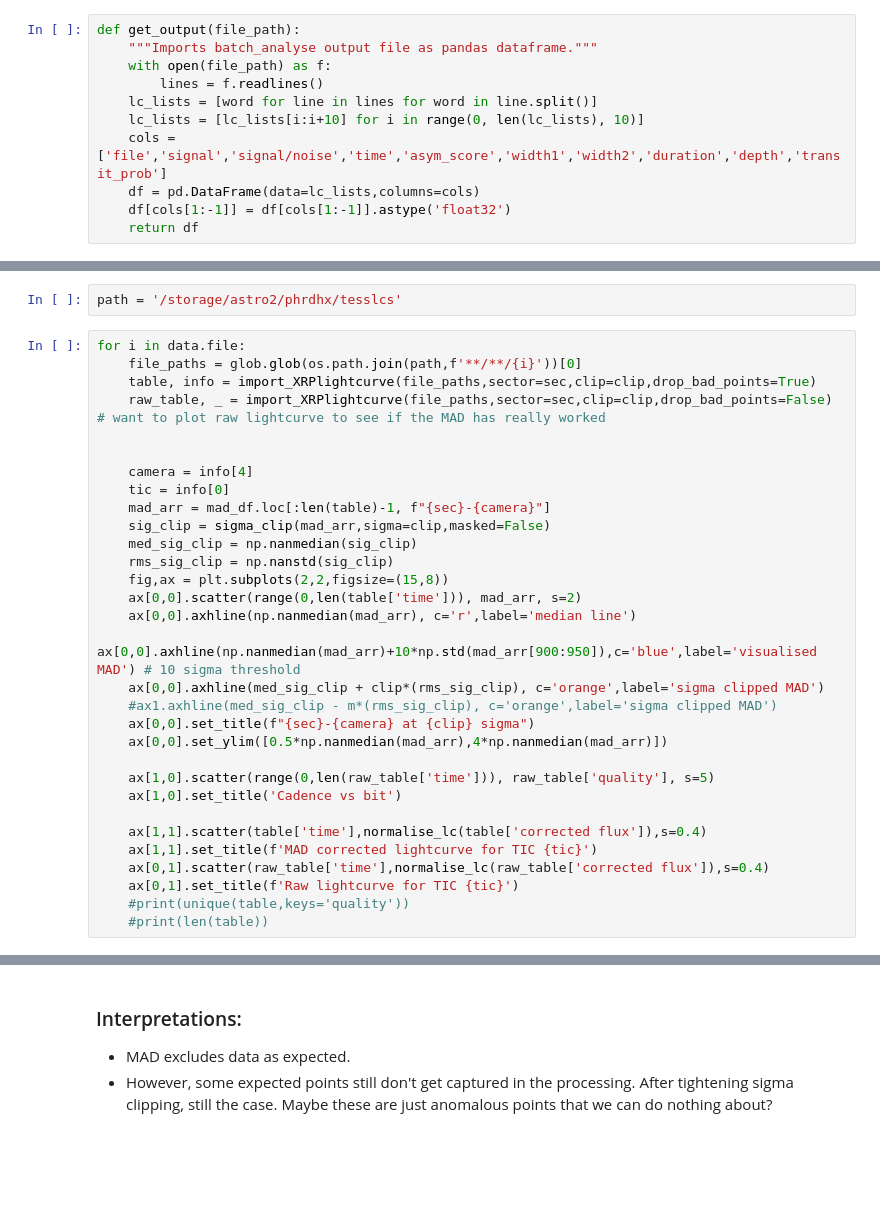
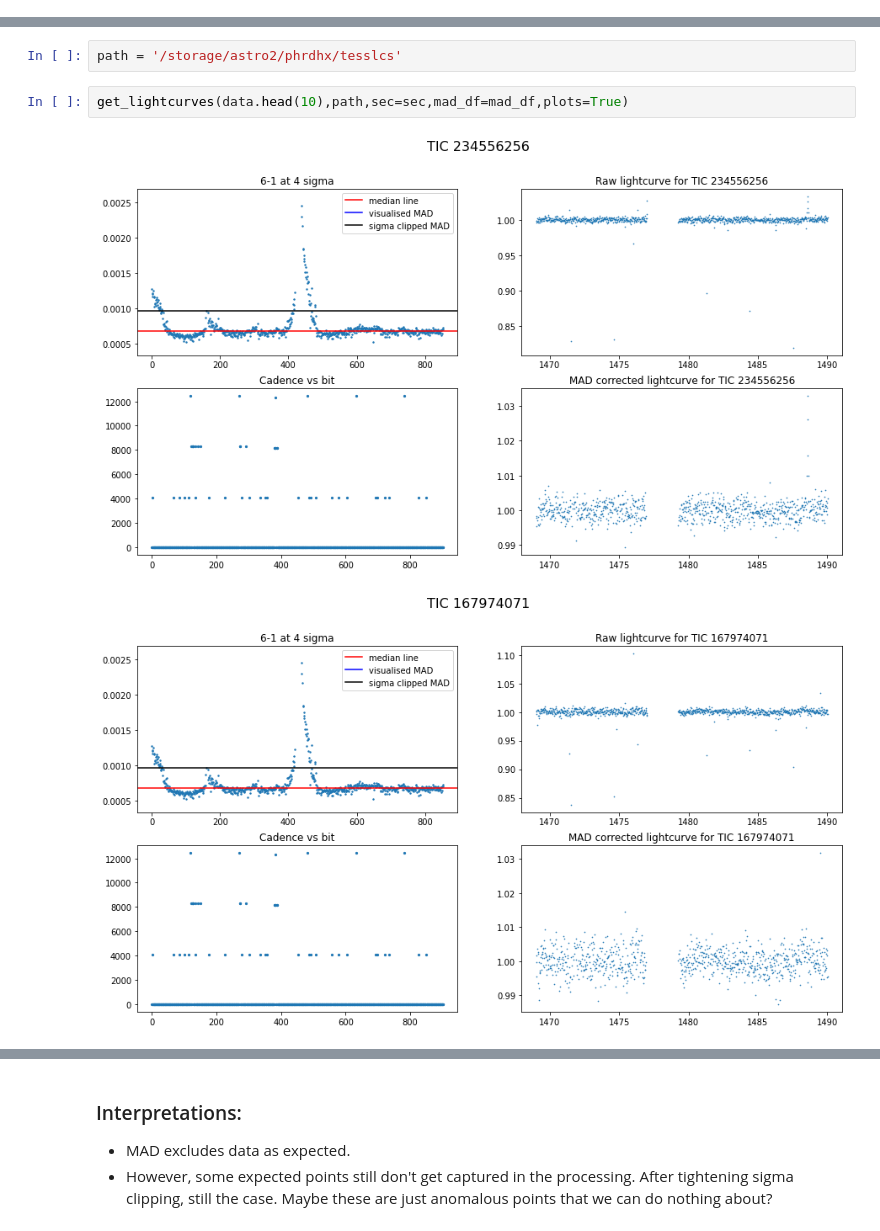
Before and after one commit to azibn/automated_exocomet_hunt, a Jupyter notebook: notebooks/multiple_plots.ipynb, the cells around one changed output, grey strips where cells are left out. Saved outputs shown, nothing was run; the diff lists cells and outputs as text; blank space fills up the shorter version.

```diff
--- a/notebooks/multiple_plots.ipynb
+++ b/notebooks/multiple_plots.ipynb
@@ -15,17 +16,6 @@ from astropy.table import Table
 import pandas as pd
 import glob
 from astropy.table import unique
-# %%
-def get_output(file_path):
-    """Imports batch_analyse output file as pandas dataframe."""
-    with open(file_path) as f:
-        lines = f.readlines()
-    lc_lists = [word for line in lines for word in line.split()]
-    lc_lists = [lc_lists[i:i+10] for i in range(0, len(lc_lists), 10)]
-    cols = ['file','signal','signal/noise','time','asym_score','width1','width2','duration','depth','transit_prob']
-    df = pd.DataFrame(data=lc_lists,columns=cols)
-    df[cols[1:-1]] = df[cols[1:-1]].astype('float32')
-    return df
 # %%
 data = get_output('output_s6_corr.txt')
 # %%
@@ -49,34 +39,8 @@ data.file
 Name: file, Length: 2779725, dtype: object
 # %%
 path = '/storage/astro2/phrdhx/tesslcs'
-# %%
-for i in data.file:
-    file_paths = glob.glob(os.path.join(path,f'**/**/{i}'))[0]
-    table, info = import_XRPlightcurve(file_paths,sector=sec,clip=clip,drop_bad_points=True)
-    raw_table, _ = import_XRPlightcurve(file_paths,sector=sec,clip=clip,drop_bad_points=False) # want to plot raw lightcurve to see if the MAD has really worked
-
-
-    camera = info[4]
-    tic = info[0]
-    mad_arr = mad_df.loc[:len(table)-1, f"{sec}-{camera}"]
-    sig_clip = sigma_clip(mad_arr,sigma=clip,masked=False)
-    med_sig_clip = np.nanmedian(sig_clip)
-    rms_sig_clip = np.nanstd(sig_clip)
-    fig,ax = plt.subplots(2,2,figsize=(15,8))
-    ax[0,0].scatter(range(0,len(table['time'])), mad_arr, s=2)
-    ax[0,0].axhline(np.nanmedian(mad_arr), c='r',label='median line')
-    ax[0,0].axhline(np.nanmedian(mad_arr)+10*np.std(mad_arr[900:950]),c='blue',label='visualised MAD') # 10 sigma threshold
-    ax[0,0].axhline(med_sig_clip + clip*(rms_sig_clip), c='orange',label='sigma clipped MAD')
-    #ax1.axhline(med_sig_clip - m*(rms_sig_clip), c='orange',label='sigma clipped MAD')
-    ax[0,0].set_title(f"{sec}-{camera} at {clip} sigma")
-    ax[0,0].set_ylim([0.5*np.nanmedian(mad_arr),4*np.nanmedian(mad_arr)])
-
-    ax[1,0].scatter(range(0,len(raw_table['time'])), raw_table['quality'], s=5)
-    ax[1,0].set_title('Cadence vs bit')
-
-    ax[1,1].scatter(table['time'],normalise_lc(table['corrected flux']),s=0.4)
-    ax[1,1].set_title(f'MAD corrected lightcurve for TIC {tic}')
-    ax[0,1].scatter(raw_table['time'],normalise_lc(raw_table['corrected flux']),s=0.4)
-    ax[0,1].set_title(f'Raw lightcurve for TIC {tic}')
-    #print(unique(table,keys='quality'))
-    #print(len(table))
+# %%
+get_lightcurves(data.head(10),path,sec=sec,mad_df=mad_df,plots=True)
+# %% [output]
+[figure, added]
+[figure, added]
```
Also changed, not shown: parts of 5 cells of this notebook, 1 other file.
